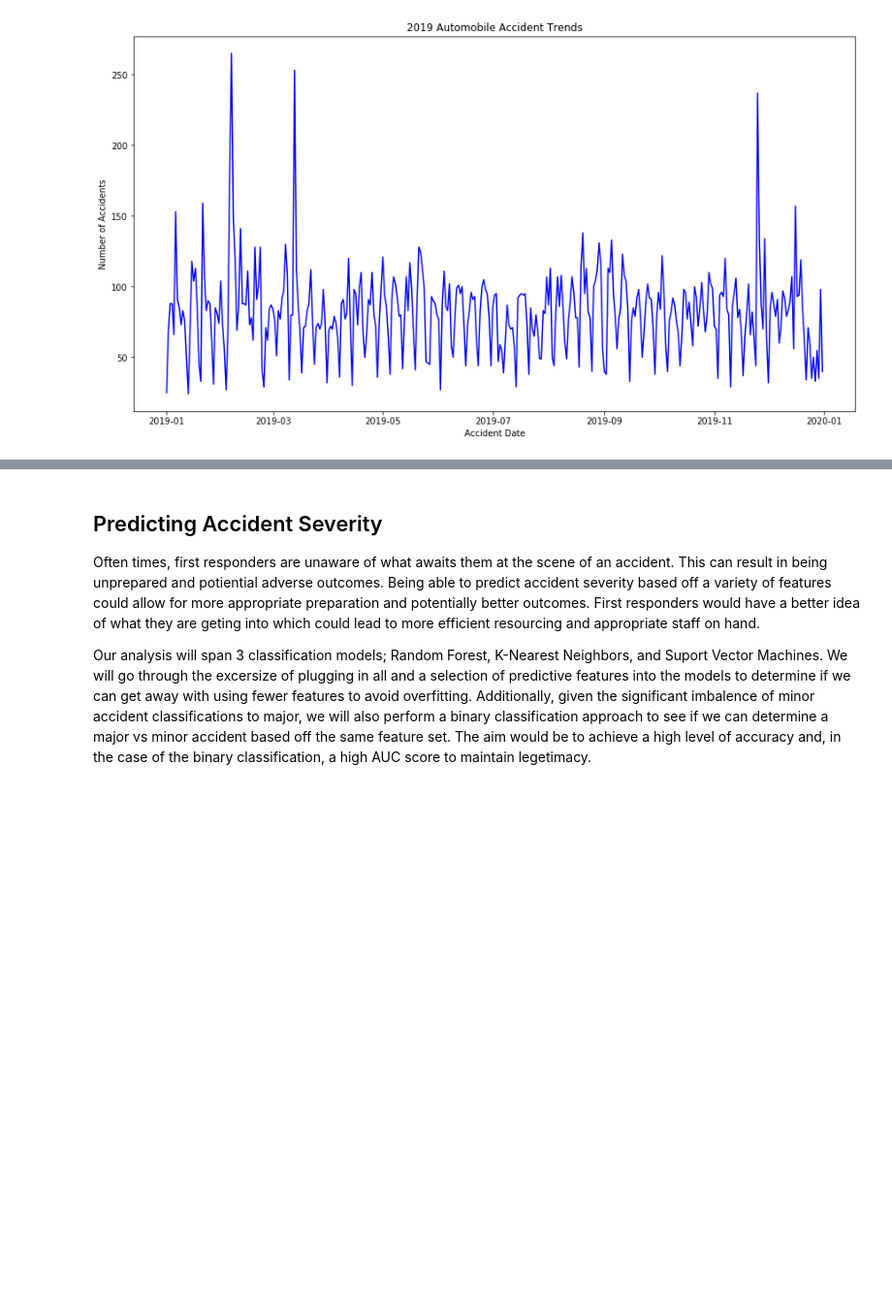
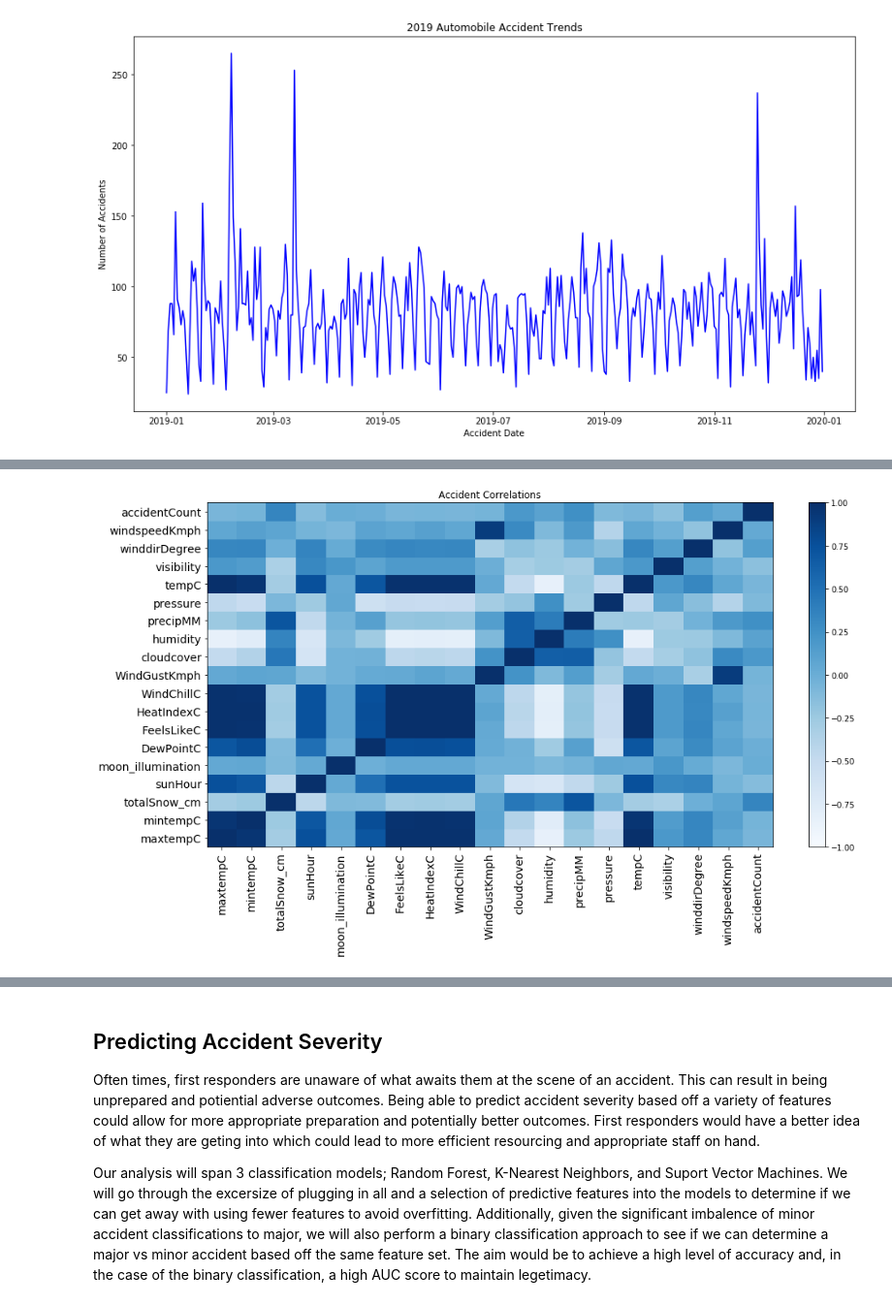
Before and after one commit to ckyle25/dSFinalProject2020, a Jupyter notebook: Final Project.ipynb, the cells around one changed output, grey strips where cells are left out. Shown: that part at 97% size. Drawn from its saved outputs; the diff is of its cells as text; code cells hidden in the pictures; blank space fills up the shorter version.

```diff
--- a/Final Project.ipynb
+++ b/Final Project.ipynb
@@ -189,0 +221,10 @@ Insert Content
+# %%
+plt.figure(figsize=(16,8))
+heatmap = plt.pcolor(mergedDataClean.corr(), cmap=plt.cm.Blues, vmin=-1, vmax=1)
+plt.colorbar(heatmap)
+plt.xticks(np.arange(0, 19)+0.5, mergedDataClean.corr().columns, fontsize=14, rotation=90)
+plt.yticks(np.arange(0, 19)+0.5, mergedDataClean.corr().columns, fontsize=14)
+plt.title('Accident Correlations')
+plt.show()
+# %% [output]
+[figure, added]
```
Also changed, not shown: parts of 27 cells of this notebook.
